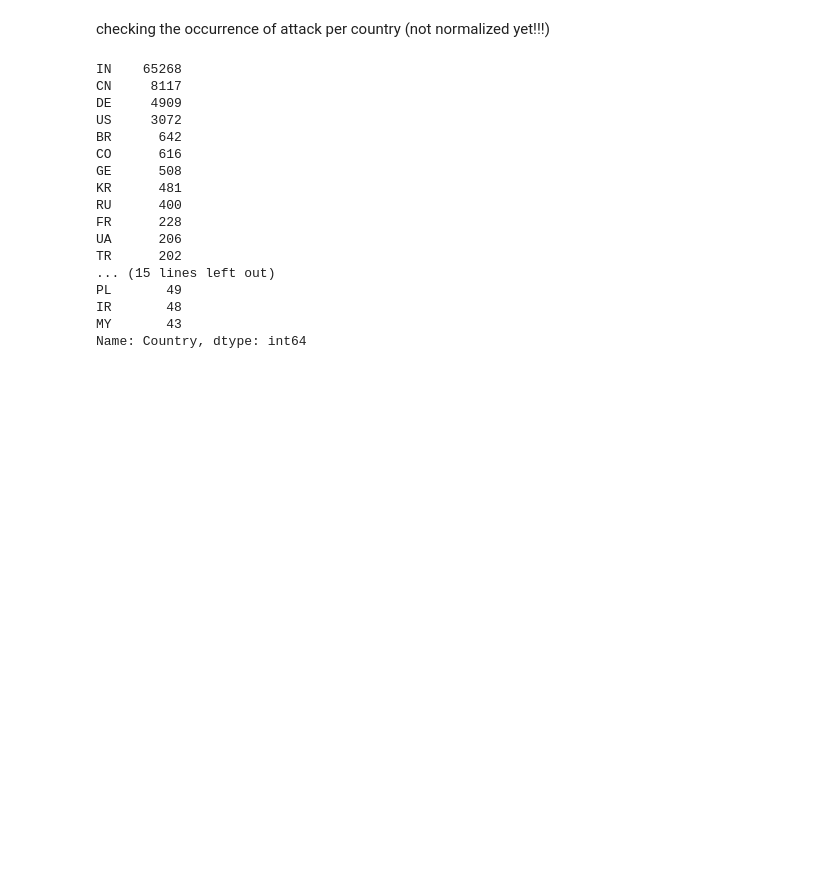
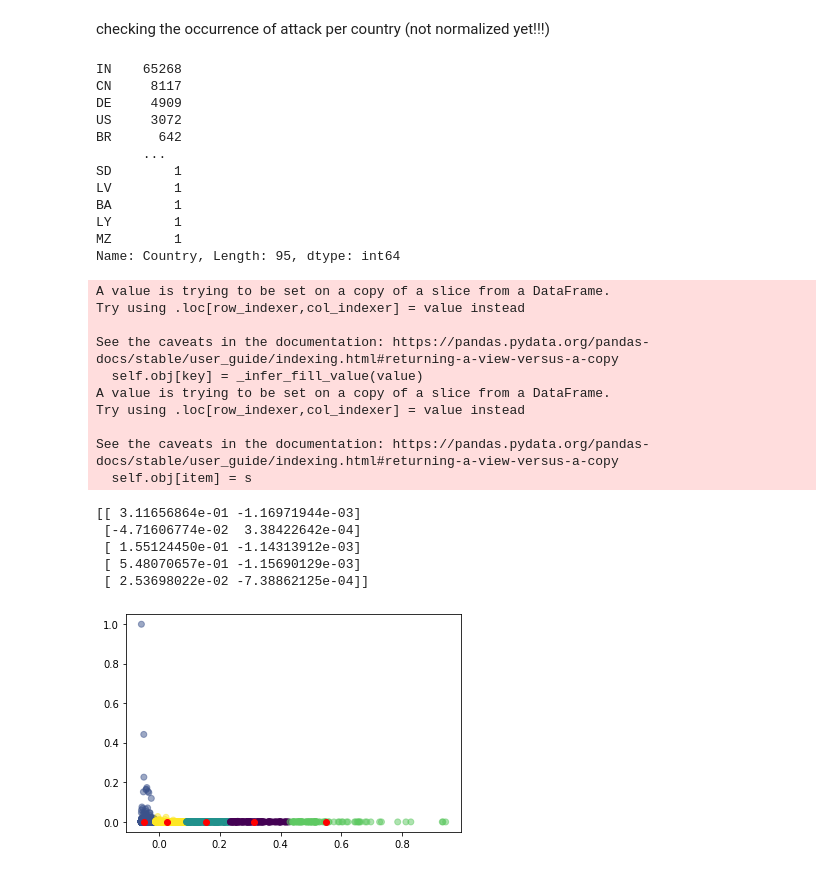
Before and after one commit to tderoon/Cybereconomicsgroup4, a Jupyter notebook: explored_data_sm.ipynb, the cells around one changed output. Cells and saved outputs as stored; diff of their text form; code cells hidden in the pictures; blank space fills up the shorter version.

```diff
--- a/explored_data_sm.ipynb
+++ b/explored_data_sm.ipynb
@@ -62,7 +63,7 @@ Name: tags, Length: 197, dtype: int64
 # %% [markdown]
 ### importing the reactspeed per country data
 # %%
-reactspeed = pd.read_csv("https://raw.githubusercontent.com/tderoon/Cybereconomicsgroup4/master/reactspeedURLhaus_inminutes.csv")
+reactspeed = pd.read_csv("reactspeedURLhaus_inminutes.csv")
 reactspeed.head()
 # %% [output]
 |  | rank | AS_Number | Name | Country | Online | Offline | months | days | hours | minutes | ... |
@@ -86,22 +169,51 @@ data_withcountry.head()
 # %% [markdown]
 checking the occurrence of attack per country (not normalized yet!!!)
 # %%
-data_withcountry['Country'].value_counts().head(30)
+data_withcountry['Country'].value_counts()
 # %% [output]
 IN    65268
 CN     8117
 DE     4909
 US     3072
 BR      642
-CO      616
-GE      508
-KR      481
-RU      400
-FR      228
-UA      206
-TR      202
-... (15 lines left out)
-PL       49
-IR       48
-MY       43
-Name: Country, dtype: int64
+      ...
+SD        1
+LV        1
+BA        1
+LY        1
+MZ        1
+Name: Country, Length: 95, dtype: int64
+# %%
+# Attempt at clustering
+# Try best number of clusters
+
+data_for_clustering = reactspeed[['Online', 'Offline', 'total_in_minutes']]
+data_for_clustering.loc[:, 'count_urls'] = data_for_clustering['Online'] + data_for_clustering['Offline']
+data_for_clustering = data_for_clustering[['total_in_minutes', 'count_urls']]
+df = data_for_clustering
+df_norm = (df - df.mean()) / (df.max() - df.min())
+
+kmeans = KMeans(n_clusters=5).fit(df_norm)
+centroids = kmeans.cluster_centers_
+print(centroids)
+
+plt.scatter(df_norm['total_in_minutes'], df_norm['count_urls'], c= kmeans.labels_.astype(float), alpha=0.5)
+plt.scatter(centroids[:, 0], centroids[:, 1], c='red')
+plt.show()
+# %% [output]
+A value is trying to be set on a copy of a slice from a DataFrame.
+Try using .loc[row_indexer,col_indexer] = value instead
+
+See the caveats in the documentation: https://pandas.pydata.org/pandas-docs/stable/user_guide/indexing.html#returning-a-view-versus-a-copy
+  self.obj[key] = _infer_fill_value(value)
+A value is trying to be set on a copy of a slice from a DataFrame.
+Try using .loc[row_indexer,col_indexer] = value instead
+
+See the caveats in the documentation: https://pandas.pydata.org/pandas-docs/stable/user_guide/indexing.html#returning-a-view-versus-a-copy
+  self.obj[item] = s
+[[ 3.11656864e-01 -1.16971944e-03]
+ [-4.71606774e-02  3.38422642e-04]
+ [ 1.55124450e-01 -1.14313912e-03]
+ [ 5.48070657e-01 -1.15690129e-03]
+ [ 2.53698022e-02 -7.38862125e-04]]
+[figure, added]
```
Also changed, not shown: parts of 15 cells of this notebook.
